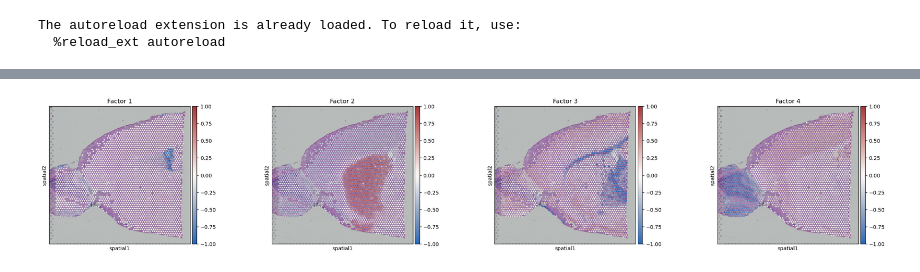
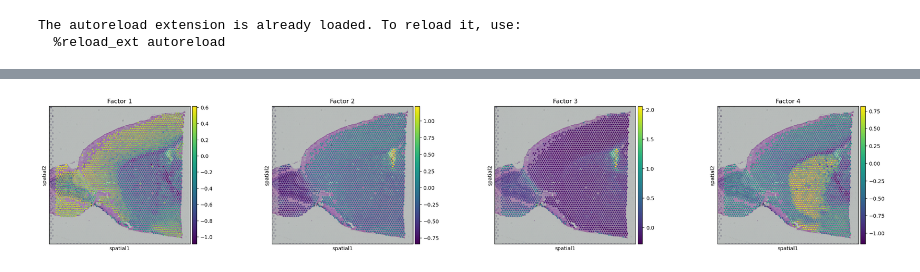
Before and after one commit to bioFAM/prismo, a Jupyter notebook: notebooks/mefisto_visium/mefisto_visium.ipynb, the cells around one changed output, grey strips where cells are left out. Cells and saved outputs as stored; diff of their text form; code cells hidden in the pictures.

```diff
--- a/notebooks/mefisto_visium/mefisto_visium.ipynb
+++ b/notebooks/mefisto_visium/mefisto_visium.ipynb
@@ -79,6 +79,6 @@ plot_factor_correlation(model)
 z = model.get_factors()['group_1']
 adata.obs = adata.obs.join(z)
 # %%
-sc.pl.spatial(adata, img_key="hires", color=[f"Factor {i+1}" for i in range(model.n_factors)], cmap="vlag", vmax=1.0, vmin=-1.0)
+sc.pl.spatial(adata, img_key="hires", color=[f"Factor {i+1}" for i in range(model.n_factors)])
 # %% [output]
-[figure, old version]
+[figure, new version]
```
Also changed, not shown: parts of 4 cells of this notebook, 6 other files.
